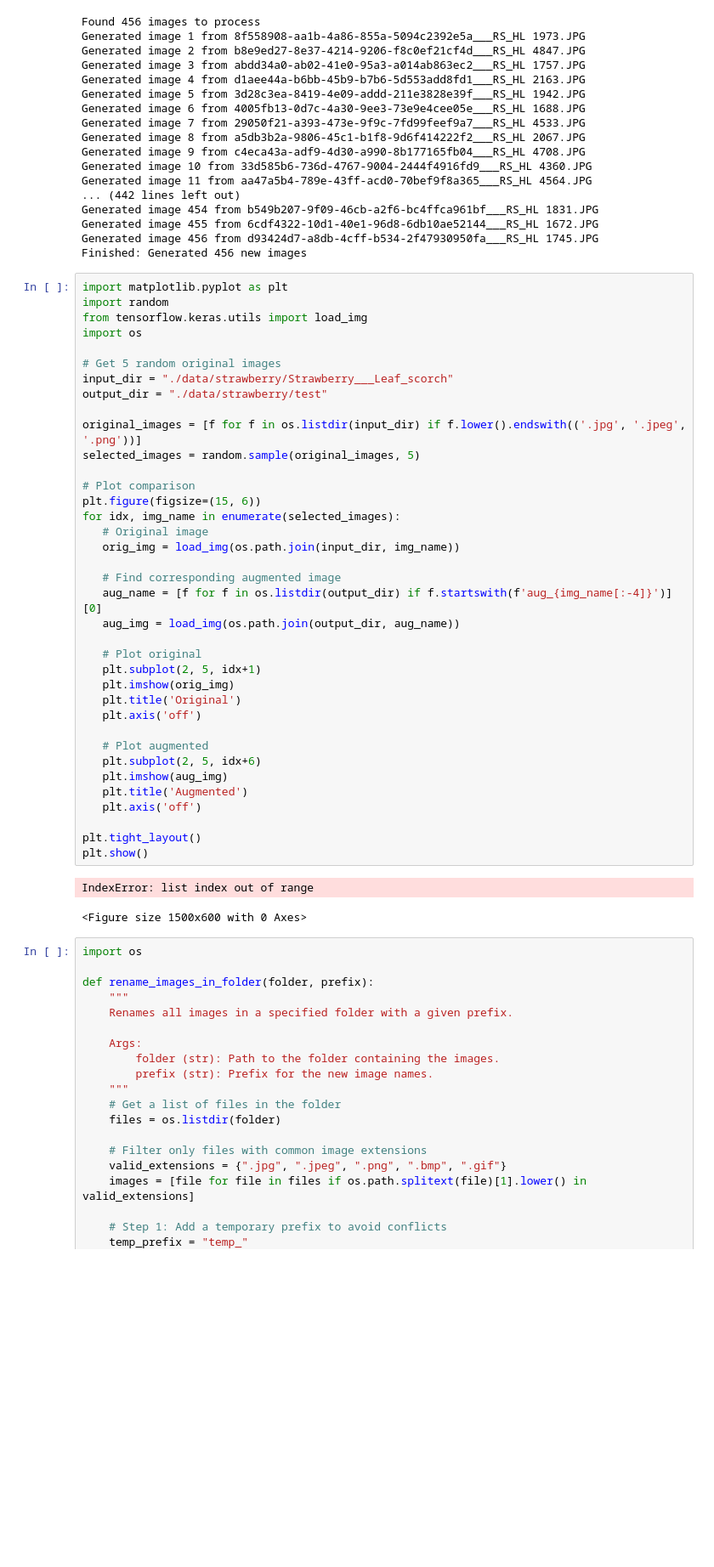
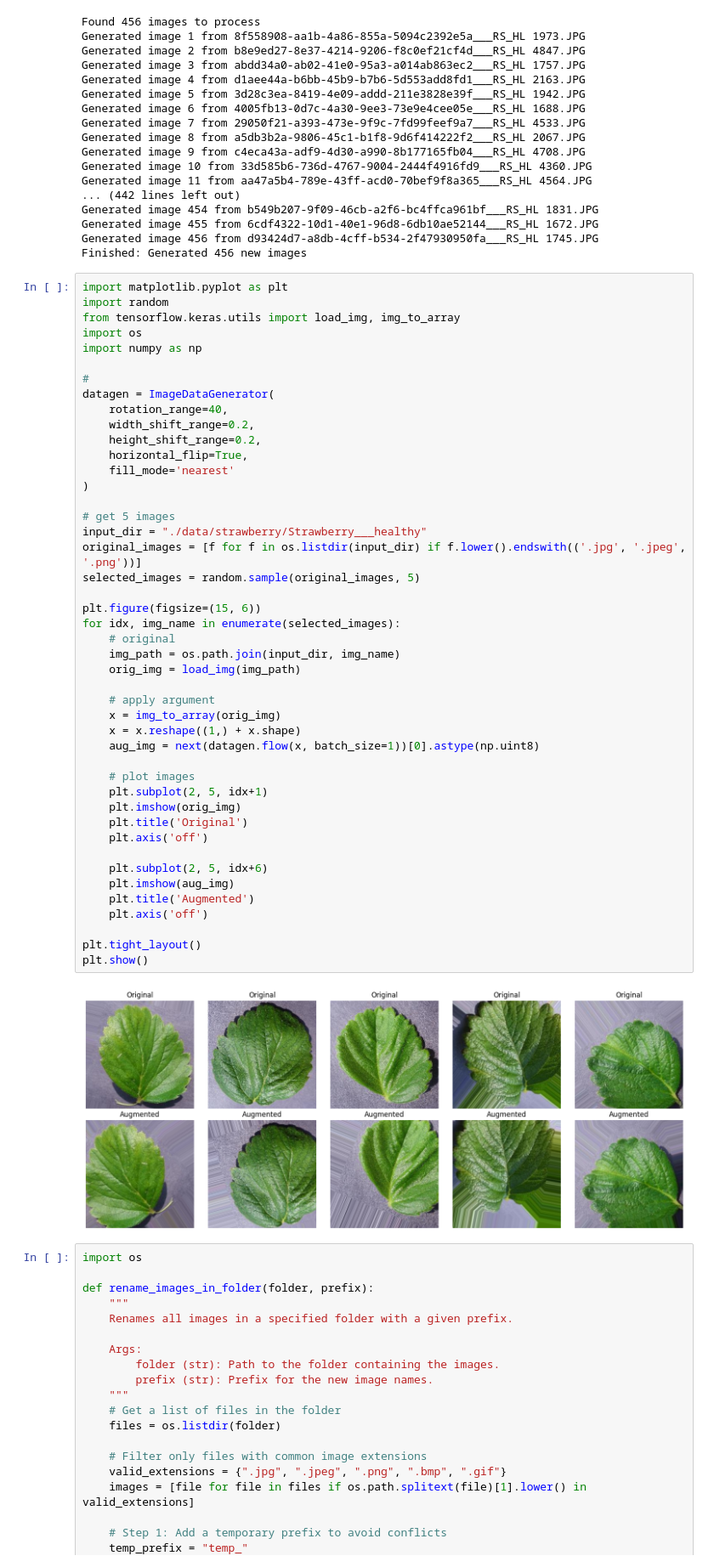
Before and after one commit to Jianting-Selina/CSCN8010_practical_lab, a Jupyter notebook: FinalProject_plantdiseasedetection.ipynb, the cells around one changed output. Shown at 85% size. Drawn from its saved outputs; the diff is of its cells as text; blank space fills up the shorter version.

```diff
--- a/FinalProject_plantdiseasedetection.ipynb
+++ b/FinalProject_plantdiseasedetection.ipynb
@@ -81,43 +81,50 @@ Finished: Generated 456 new images
 # %%
 import matplotlib.pyplot as plt
 import random
-from tensorflow.keras.utils import load_img
+from tensorflow.keras.utils import load_img, img_to_array
 import os
+import numpy as np
 
-# Get 5 random original images
-input_dir = "./data/strawberry/Strawberry___Leaf_scorch"
-output_dir = "./data/strawberry/test"
+#
+datagen = ImageDataGenerator(
+    rotation_range=40,
+    width_shift_range=0.2,
+    height_shift_range=0.2,
+    horizontal_flip=True,
+    fill_mode='nearest'
+)
 
+# get 5 images
+input_dir = "./data/strawberry/Strawberry___healthy"
 original_images = [f for f in os.listdir(input_dir) if f.lower().endswith(('.jpg', '.jpeg', '.png'))]
 selected_images = random.sample(original_images, 5)
 
-# Plot comparison
 plt.figure(figsize=(15, 6))
 for idx, img_name in enumerate(selected_images):
-   # Original image
-   orig_img = load_img(os.path.join(input_dir, img_name))
+    # original
+    img_path = os.path.join(input_dir, img_name)
+    orig_img = load_img(img_path)
 
-   # Find corresponding augmented image
-   aug_name = [f for f in os.listdir(output_dir) if f.startswith(f'aug_{img_name[:-4]}')][0]
-   aug_img = load_img(os.path.join(output_dir, aug_name))
+    # apply argument
+    x = img_to_array(orig_img)
+    x = x.reshape((1,) + x.shape)
+    aug_img = next(datagen.flow(x, batch_size=1))[0].astype(np.uint8)
 
-   # Plot original
-   plt.subplot(2, 5, idx+1)
-   plt.imshow(orig_img)
-   plt.title('Original')
-   plt.axis('off')
+    # plot images
+    plt.subplot(2, 5, idx+1)
+    plt.imshow(orig_img)
+    plt.title('Original')
+    plt.axis('off')
 
-   # Plot augmented
-   plt.subplot(2, 5, idx+6)
-   plt.imshow(aug_img)
-   plt.title('Augmented')
-   plt.axis('off')
+    plt.subplot(2, 5, idx+6)
+    plt.imshow(aug_img)
+    plt.title('Augmented')
+    plt.axis('off')
 
 plt.tight_layout()
 plt.show()
 # %% [output]
-IndexError: list index out of range
-<Figure size 1500x600 with 0 Axes>
+[figure, added]
 # %%
 import os
 
```
Also changed, not shown: parts of 7 cells of this notebook.
